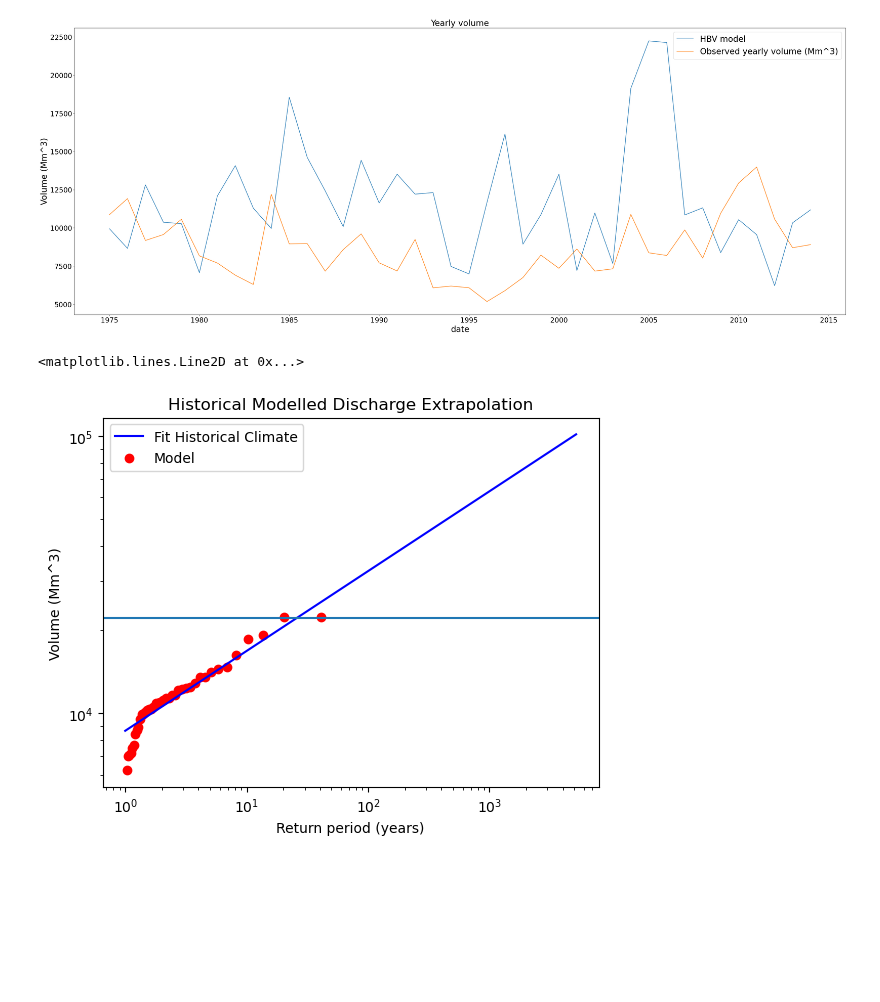
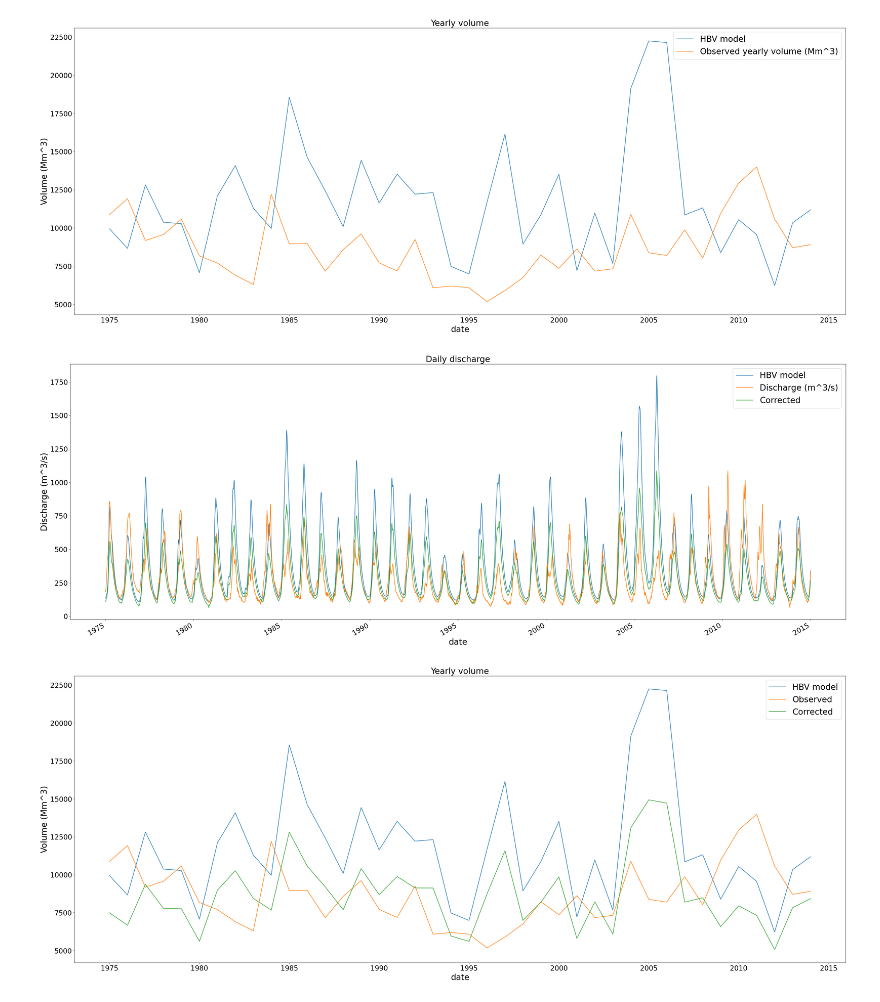
Before and after one commit to eWaterCycle/projects, a Jupyter notebook: BEP/code/HBV/HistoricCMIP.ipynb, the cells around one changed output. Drawn from its saved outputs; the diff is of its cells as text; code cells hidden in the pictures; blank space fills up the shorter version.

```diff
--- a/BEP/code/HBV/HistoricCMIP.ipynb
+++ b/BEP/code/HBV/HistoricCMIP.ipynb
@@ -261,15 +239,54 @@ x_fit, y_fit, a_opt, b_opt, return_periods_years_subset, sorted_data_subset = ca
-# %%
-plt.plot(x_fit, y_fit, color='blue', label=f'Fit Historical Climate')
-plt.xscale('log')
-plt.yscale('log')
-
-plt.scatter(return_periods_years_subset, sorted_data_subset, label='Model', color='red')
-plt.legend()
-plt.xlabel('Return period (years)')
-plt.ylabel('Volume (Mm^3)')
-plt.title('Historical Modelled Discharge Extrapolation')
-
-plt.axhline(y=22000)
-# %% [output]
-<matplotlib.lines.Line2D at 0x...>
-[figure, removed]
+# %%
+def return_periods(data):
+    n = len(data)
+    rank = np.arange(1, n + 1)
+    return_period = (n + 1) / rank
+    return return_period
+
+def quantile_mapping(observed, modelled, n):
+    quantiles = np.linspace(0, 1, n)
+    observed_sorted = np.sort(observed)
+    modelled_sorted = np.sort(modelled)
+
+    observed_interpolated = interp1d(np.linspace(0, 1, len(observed_sorted)), observed_sorted, bounds_error=False, fill_value="extrapolate")
+    modelled_interpolated = interp1d(np.linspace(0, 1, len(modelled_sorted)), modelled_sorted, bounds_error=False, fill_value="extrapolate")
+
+    observed_on_quantiles = observed_interpolated(quantiles)
+    modelled_on_quantiles = modelled_interpolated(quantiles)
+
+    mapping_function = interp1d(modelled_on_quantiles, observed_on_quantiles, bounds_error=False, fill_value="extrapolate")
+
+    return mapping_function
+# %%
+qm_func_daily = quantile_mapping(data_daily['Discharge (m^3/s)'], Q_model_pd, 1000)
+CMIP_corrected_daily = qm_func_daily(Q_model_pd)
+
+fig, ax = plt.subplots(figsize=(40, 15))
+plt.xticks(fontsize=20)
+plt.yticks(fontsize=20)
+ax.set_xlabel("Date", fontsize=24)
+ax.set_ylabel("Discharge (m^3/s)", fontsize=24)
+Q_model_pd['1975'::].plot(ax=ax)
+data_daily.plot(ax=ax)
+plt.plot(data_daily.index, CMIP_corrected_daily, label='Corrected')
+plt.legend(fontsize=24)
+plt.title('Daily discharge', fontsize=24);
+# %% [output]
+[figure, added]
+# %%
+df_yearly = pd.DataFrame({'Observed': data_daily['Discharge (m^3/s)'], 'Corrected': CMIP_corrected_daily}, index=data_daily.index)
+df_yearly = (df_yearly * 3600 * 24).resample('YE').sum() / 1e6
+df_yearly.index = df_yearly.index.year
+
+fig, ax = plt.subplots(figsize=(40, 15))
+plt.xticks(fontsize=20)
+plt.yticks(fontsize=20)
+ax.set_xlabel("Date", fontsize=24)
+ax.set_ylabel("Volume (Mm^3)", fontsize=24)
+CMIP_yearly_volume.plot(ax=ax)
+df_yearly.plot(ax=ax)
+
+plt.legend(fontsize=24)
+plt.title('Yearly volume', fontsize=24);
+# %% [output]
+[figure, added]
```
Also changed, not shown: parts of 4 cells of this notebook, 1 other file.
